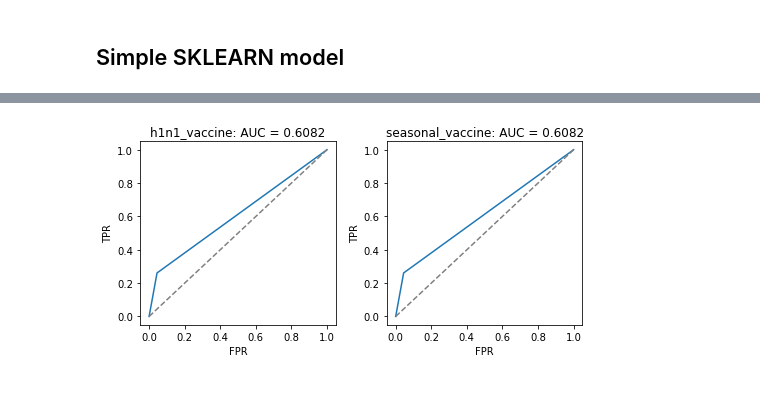
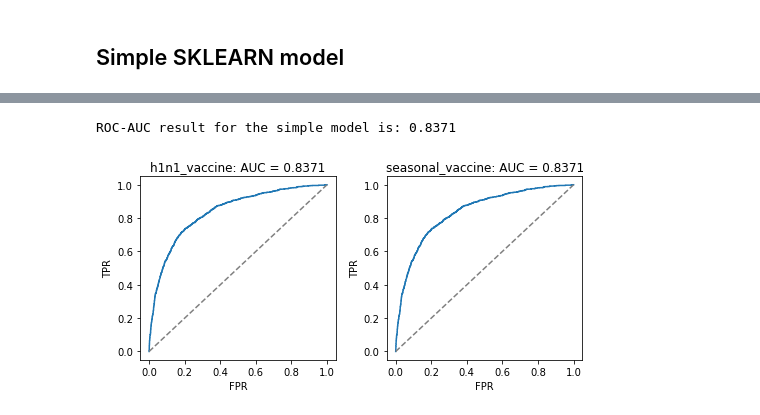
Before and after one commit to T-Stankowski/H1N1_predict, a Jupyter notebook: h1n1_predict.ipynb, the cells around one changed output, grey strips where cells are left out. Drawn from its saved outputs; the diff is of its cells as text; code cells hidden in the pictures.

Commit message:
Refined model development, improved pipeline and scoring

```diff
--- a/h1n1_predict.ipynb
+++ b/h1n1_predict.ipynb
@@ -31,10 +31,10 @@ import tensorflow
 Data import of the prepared datased through a standard pandas function.
 The use of pandas will allow for filtering of the data.
 # %%
-X = pd.read_csv('training_set_features.csv')
-Y = pd.read_csv('training_set_labels.csv')
+X = pd.read_csv('training_set_features.csv', index_col="respondent_id")
+Y = pd.read_csv('training_set_labels.csv', index_col="respondent_id")
 
-X_target = pd.read_csv('test_set_features.csv')
+X_target = pd.read_csv('test_set_features.csv', index_col="respondent_id")
 
 
 # merge train data for plotting
@@ -327 +370,13 @@ fs = SelectKBest(score_func=chi2, k=5)
 # selector = sklearn.feature_selection.RFE(estimator, n_features_to_select=5, step=1)
+# %%
+%%time
+from sklearn.model_selection import train_test_split
+
+y2 = Y['h1n1_vaccine']
+
+# Use the train-test splitter on the known dataset to train the models and check the cross-validation accuracy
+X_train, X_test, Y_train, Y_test = train_test_split(X, y2,
+                                                    test_size=0.2,
+                                                    shuffle=True,
+                                                    stratify=Y,
+                                                    random_state=0)
@@ -328,22 +385,17 @@ fs = SelectKBest(score_func=chi2, k=5)
 # %%
-from sklearn.model_selection import train_test_split
-from sklearn import svm
+%%time
 from sklearn.linear_model import LogisticRegression
-y2 = Y['h1n1_vaccine']
-
-# Use the train-test splitter on the known dataset to train the models and check the cross-validation accuracy
-X_train, X_test, Y_train, Y_test = train_test_split(X2, y2, test_size=0.2, random_state=0)
-
+from sklearn.multioutput import MultiOutputClassifier
 # Append classifier to preprocessing pipeline.
 # Now we have a full prediction pipeline.
-clf = sklearn.pipeline.Pipeline(steps=[('preprocessor', preprocessor),
-                                        ('selector', fs),
-                                        ('classifier', estimator)])
+full_pipeline = sklearn.pipeline.Pipeline(steps=[('preprocessor', preprocessor),
+                                        # ('select', fs.fit(X,y2)),
+                                        ('classifier', svm.SVC(kernel='linear', C=1, probability=True))])
 
-clf.fit(X_train, Y_train)
-clf_predictions = clf.predict(X_test)
-
+full_pipeline.fit(X_train, Y_train)
+clf_predictions = full_pipeline.predict(X_test)
+preds = full_pipeline.predict_proba(X_test)
 # Test the predictions with ROC-AUC as this is the main metric for the competition
 
-sklearn.metrics.roc_auc_score(Y_test, clf_predictions, average=None)
+result2 = sklearn.metrics.roc_auc_score(Y_test, clf_predictions, average=None)
 # %% [output]
@@ -351,3 +403,11 @@ ValueError: Input X must be non-negative.
+# %%
+# Test the predictions with ROC-AUC as this is the main metric for the competition
+
+result2 = sklearn.metrics.roc_auc_score(Y_test, preds[:, 1], average=None)
+
+print ('ROC-AUC result for the simple model is: {:.4f}'.format(round(result2,4)))
+# %% [output]
+ROC-AUC result for the simple model is: 0.8371
 # %%
 def plot_roc(y_true, y_score, label_name, ax):
     fpr, tpr, thresholds = sklearn.metrics.roc_curve(y_true, y_score)
@@ -361,18 +421,18 @@ def plot_roc(y_true, y_score, label_name, ax):
 # %%
 fig, ax = plt.subplots(1, 2, figsize=(7, 3.5))
 
 plot_roc(
     Y_test,
-    clf_predictions,
+    preds[:, 1],
     'h1n1_vaccine',
     ax=ax[0]
 )
 plot_roc(
     Y_test,
-    clf_predictions,
+    preds[:, 1],
     'seasonal_vaccine',
     ax=ax[1]
 )
 fig.tight_layout()
 # %% [output]
-[figure, old version]
+[figure, new version]
```
Also changed, not shown: parts of 14 cells of this notebook.
